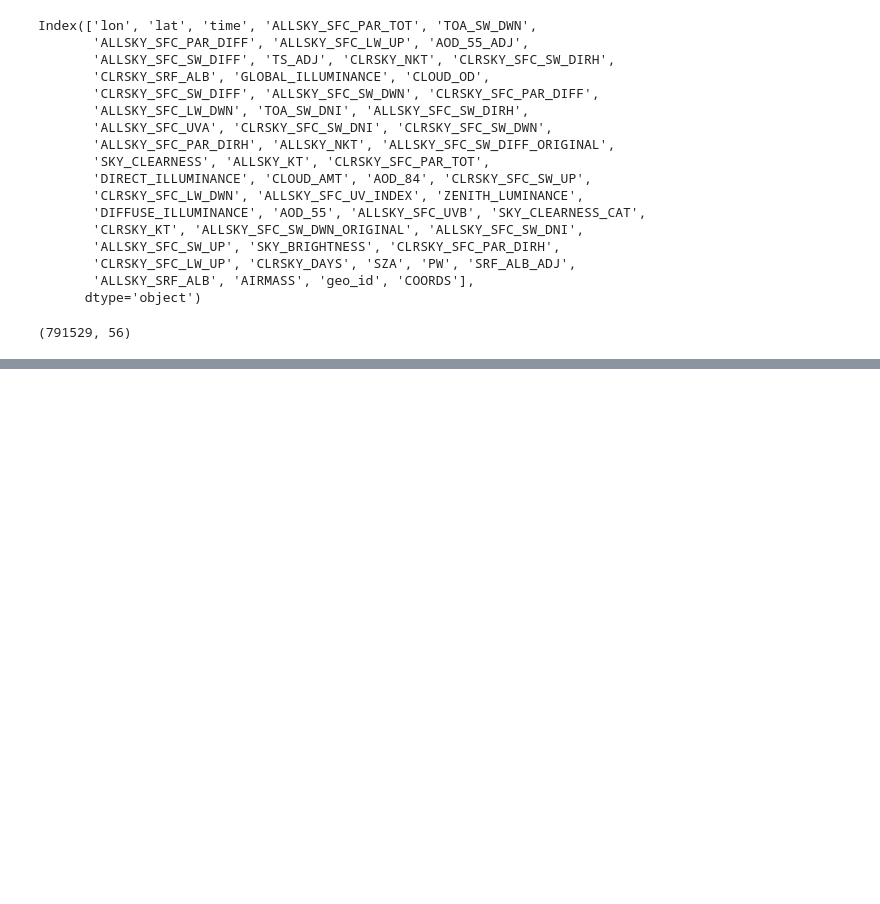
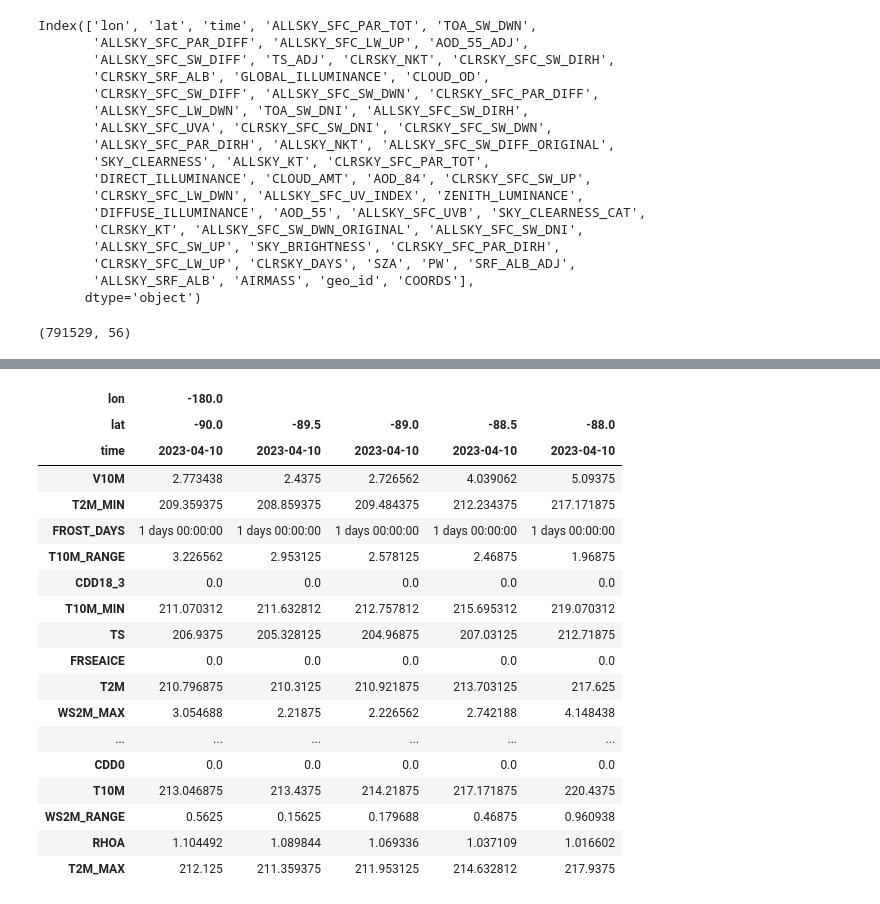
Before and after one commit to cancamilo/dataworks-gis, a Jupyter notebook: power_data_exploring.ipynb, the cells around one changed output, grey strips where cells are left out. Cells and saved outputs as stored; diff of their text form; code cells hidden in the pictures; blank space fills up the shorter version.

```diff
--- a/power_data_exploring.ipynb
+++ b/power_data_exploring.ipynb
@@ -452,0 +563,24 @@ df.reset_index()
+# %%
+geo = xr.open_dataset('geo.nc')
+geo_df = geo.to_dataframe()
+geo_df.head().T
+# %% [output]
+| lon | -180.0 |  |  |  |  |
+| lat | -90.0 | -89.5 | -89.0 | -88.5 | -88.0 |
+| time | 2023-04-10 | 2023-04-10 | 2023-04-10 | 2023-04-10 | 2023-04-10 |
+| V10M | 2.773438 | 2.4375 | 2.726562 | 4.039062 | 5.09375 |
+| T2M_MIN | 209.359375 | 208.859375 | 209.484375 | 212.234375 | 217.171875 |
+| FROST_DAYS | 1 days 00:00:00 | 1 days 00:00:00 | 1 days 00:00:00 | 1 days 00:00:00 | 1 days 00:00:00 |
+| T10M_RANGE | 3.226562 | 2.953125 | 2.578125 | 2.46875 | 1.96875 |
+| CDD18_3 | 0.0 | 0.0 | 0.0 | 0.0 | 0.0 |
+| T10M_MIN | 211.070312 | 211.632812 | 212.757812 | 215.695312 | 219.070312 |
+| TS | 206.9375 | 205.328125 | 204.96875 | 207.03125 | 212.71875 |
+| FRSEAICE | 0.0 | 0.0 | 0.0 | 0.0 | 0.0 |
+| T2M | 210.796875 | 210.3125 | 210.921875 | 213.703125 | 217.625 |
+| WS2M_MAX | 3.054688 | 2.21875 | 2.226562 | 2.742188 | 4.148438 |
+| ... | ... | ... | ... | ... | ... |
+| CDD0 | 0.0 | 0.0 | 0.0 | 0.0 | 0.0 |
+| T10M | 213.046875 | 213.4375 | 214.21875 | 217.171875 | 220.4375 |
+| WS2M_RANGE | 0.5625 | 0.15625 | 0.179688 | 0.46875 | 0.960938 |
+| RHOA | 1.104492 | 1.089844 | 1.069336 | 1.037109 | 1.016602 |
+| T2M_MAX | 212.125 | 211.359375 | 211.953125 | 214.632812 | 217.9375 |
```
Also changed, not shown: parts of 15 cells of this notebook, 6 other files.
